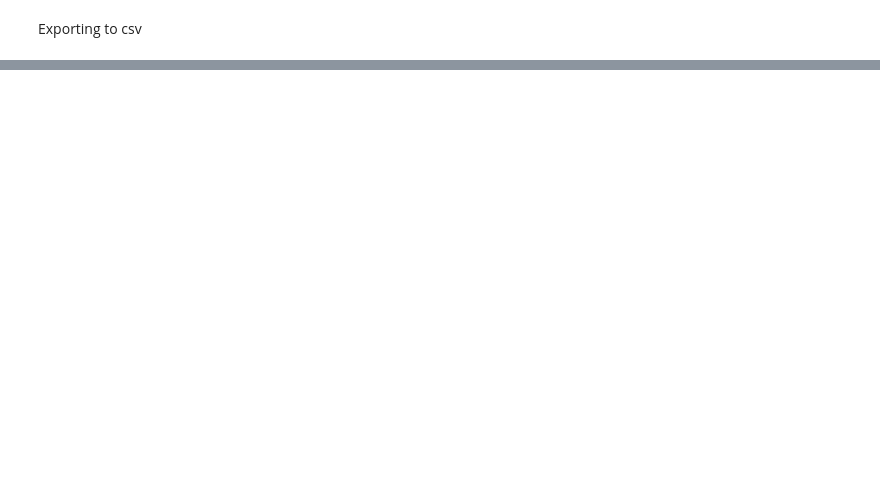
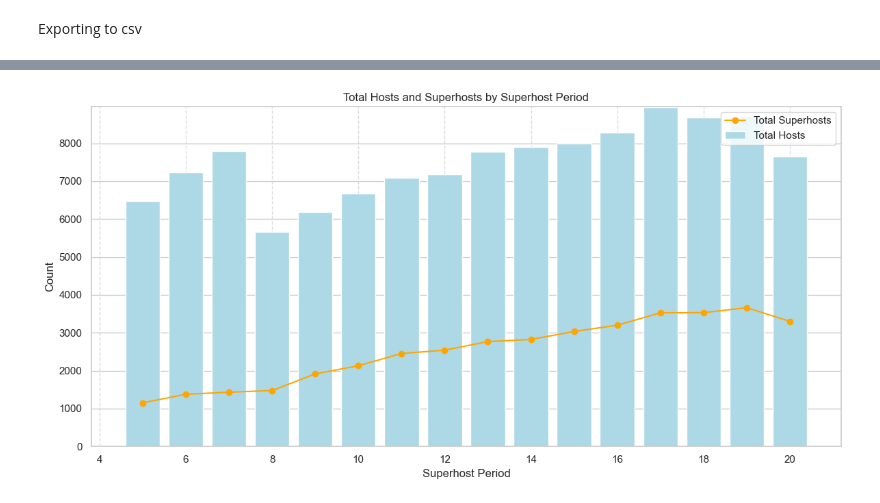
Before and after one commit to Vishnuanand77/airbnb-superhost-prediction, a Jupyter notebook: EDA.ipynb, the cells around one changed output, grey strips where cells are left out. Cells and saved outputs as stored; diff of their text form; code cells hidden in the pictures; blank space fills up the shorter version.

```diff
--- a/EDA.ipynb
+++ b/EDA.ipynb
@@ -392,0 +467,33 @@ dtype: int64
+# %%
+import matplotlib.pyplot as plt
+import pandas as pd
+
+# Example data aggregation
+hosts_by_period = df.groupby('superhost_period_all').size()  # Total number of hosts by period
+superhosts_by_period = df.groupby('superhost_period_all')['Superhost'].sum()  # Total number of superhosts by period
+
+# Create a figure and axis
+fig, ax1 = plt.subplots(figsize=(12, 6))
+
+# Plot the total number of hosts as a bar chart
+ax1.bar(hosts_by_period.index, hosts_by_period.values, color='lightblue', label='Total Hosts')
+ax1.set_xlabel("Superhost Period")
+ax1.set_ylabel("Count")
+ax1.set_title("Total Hosts and Superhosts by Superhost Period")
+ax1.legend(loc='upper left')
+
+# Plot the total number of superhosts as a line chart on the same y-axis
+ax1.plot(superhosts_by_period.index, superhosts_by_period.values, color='orange', marker='o', label='Total Superhosts')
+ax1.legend(loc='upper right')
+
+# Set the same scale for both y-axes
+max_y = max(hosts_by_period.max(), superhosts_by_period.max())  # Find the maximum value
+ax1.set_ylim(0, max_y + 10)  # Add some padding to the y-axis limit
+
+# Add gridlines for better readability
+ax1.grid(axis='x', linestyle='--', alpha=0.7)
+
+plt.tight_layout()
+plt.show()
+# %% [output]
+[figure, added]
```
Also changed, not shown: parts of 10 cells of this notebook, 1 other file.
